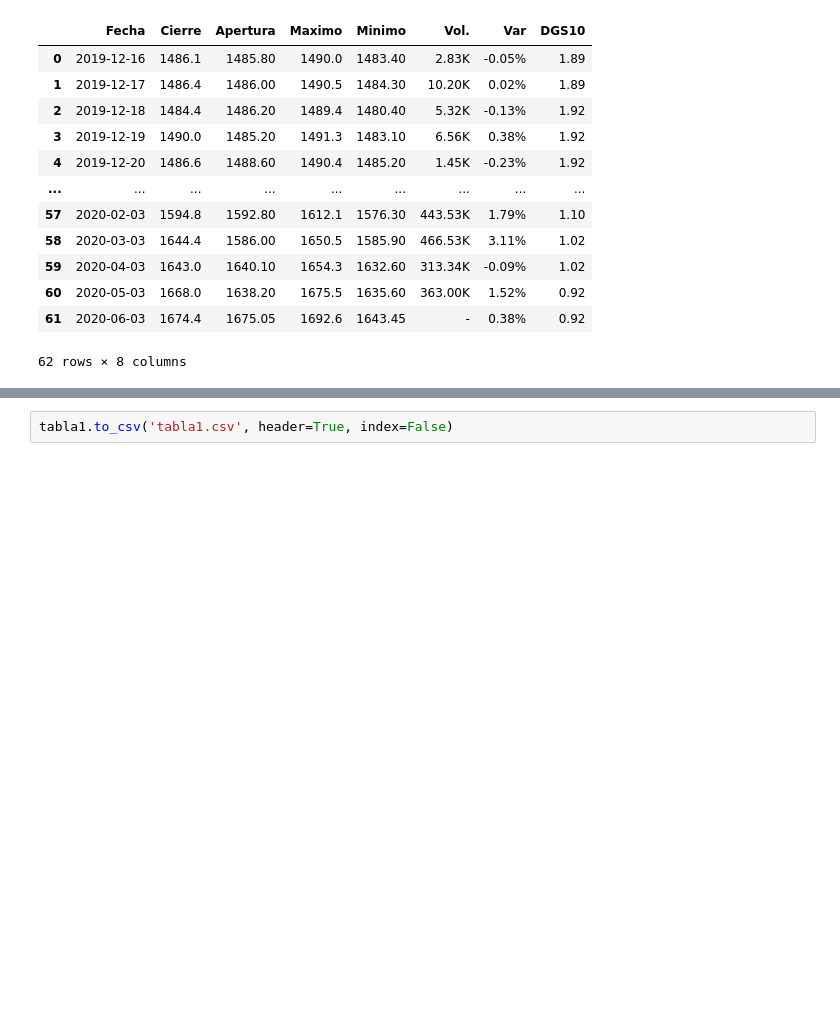
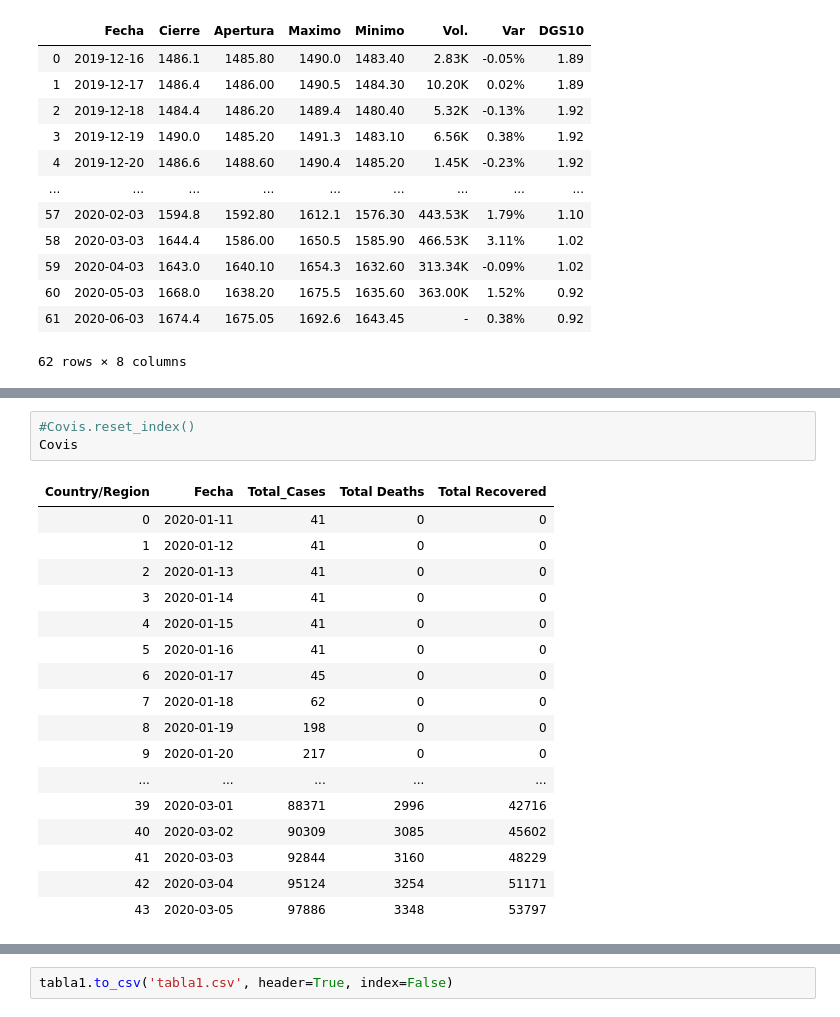
Before and after one commit to Vicente2607/ETL-Project, a Jupyter notebook: ETL_COVID_19_ORO_10_Yrs.ipynb, the cells around one changed output, grey strips where cells are left out. Saved outputs shown, nothing was run; the diff lists cells and outputs as text; blank space fills up the shorter version.

```diff
--- a/ETL_COVID_19_ORO_10_Yrs.ipynb
+++ b/ETL_COVID_19_ORO_10_Yrs.ipynb
@@ -537,0 +559,21 @@ tabla1
+# %%
+#Covis.reset_index()
+Covis
+# %% [output]
+| Country/Region | Fecha | Total_Cases | Total Deaths | Total Recovered |
+| 0 | 2020-01-11 | 41 | 0 | 0 |
+| 1 | 2020-01-12 | 41 | 0 | 0 |
+| 2 | 2020-01-13 | 41 | 0 | 0 |
+| 3 | 2020-01-14 | 41 | 0 | 0 |
+| 4 | 2020-01-15 | 41 | 0 | 0 |
+| 5 | 2020-01-16 | 41 | 0 | 0 |
+| 6 | 2020-01-17 | 45 | 0 | 0 |
+| 7 | 2020-01-18 | 62 | 0 | 0 |
+| 8 | 2020-01-19 | 198 | 0 | 0 |
+| 9 | 2020-01-20 | 217 | 0 | 0 |
+| ... | ... | ... | ... | ... |
+| 39 | 2020-03-01 | 88371 | 2996 | 42716 |
+| 40 | 2020-03-02 | 90309 | 3085 | 45602 |
+| 41 | 2020-03-03 | 92844 | 3160 | 48229 |
+| 42 | 2020-03-04 | 95124 | 3254 | 51171 |
+| 43 | 2020-03-05 | 97886 | 3348 | 53797 |
```
Also changed, not shown: parts of 6 cells of this notebook.
